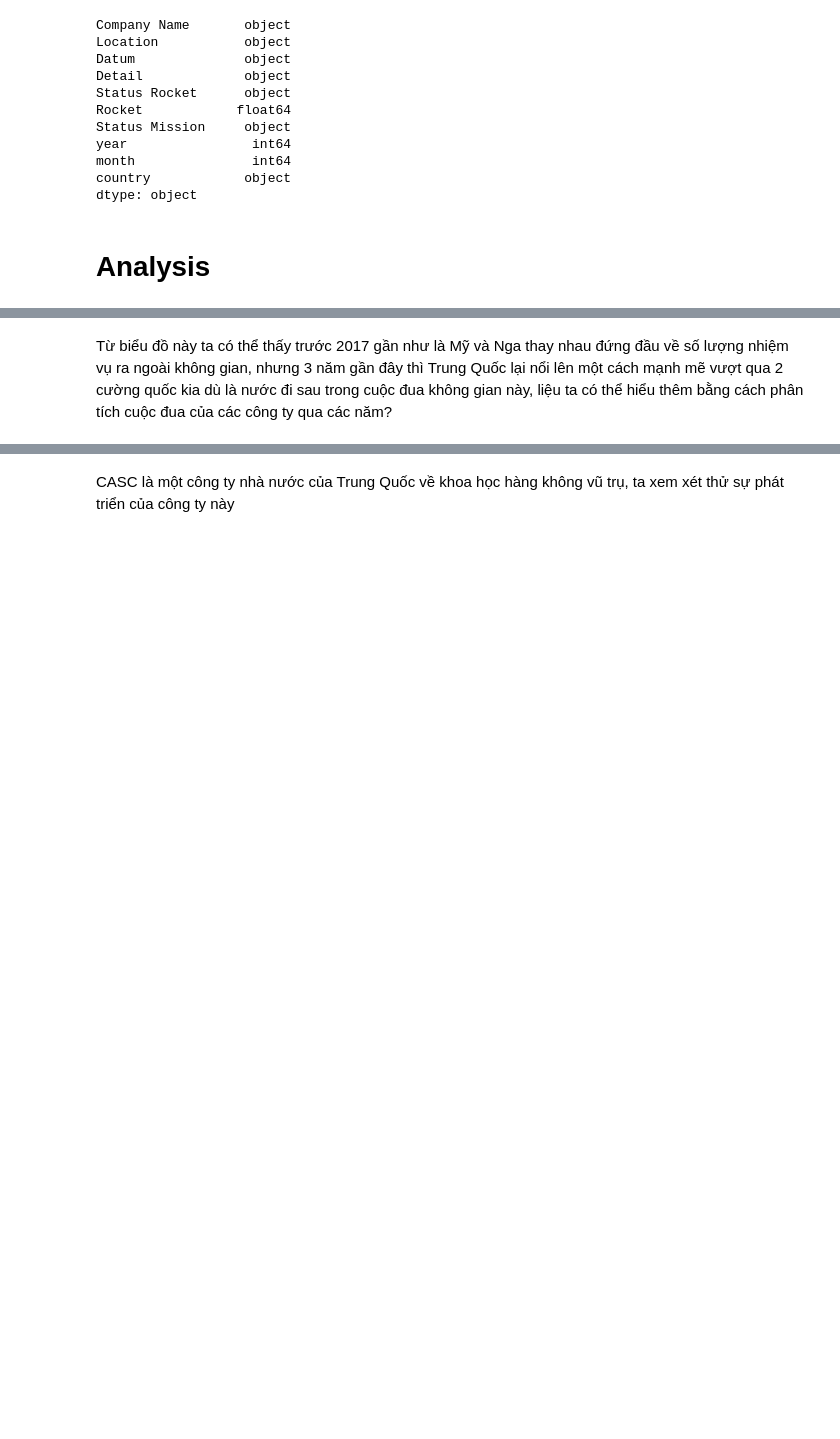
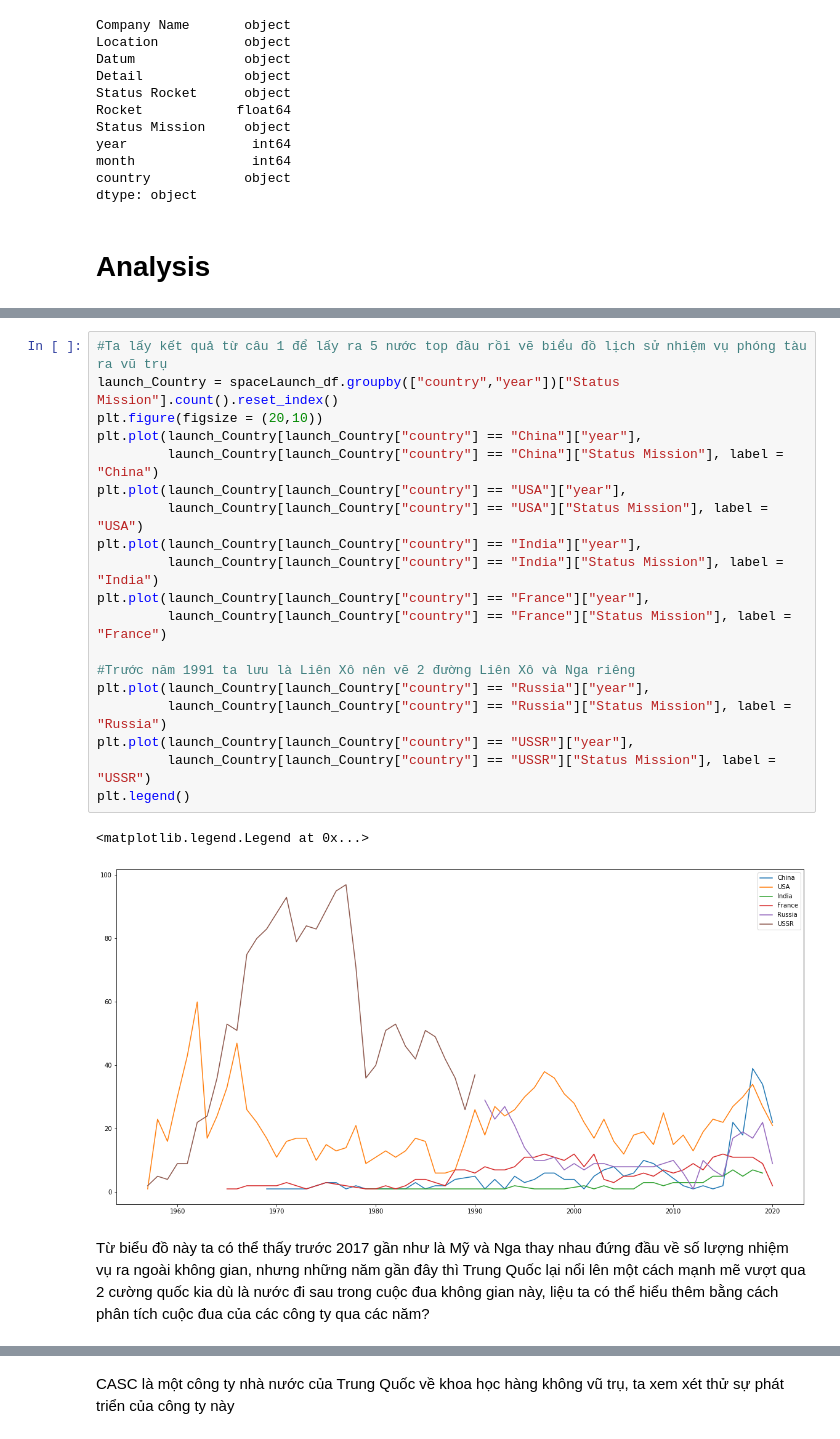
Before and after one commit to TranPhu1999/DH-LTKHDL-CK, a Jupyter notebook: 1712664-TranDucPhu_space.ipynb, the cells around one changed output, grey strips where cells are left out. Drawn from its saved outputs; the diff is of its cells as text; blank space fills up the shorter version.

```diff
--- a/1712664-TranDucPhu_space.ipynb
+++ b/1712664-TranDucPhu_space.ipynb
@@ -280,4 +273,26 @@ fig.show()
+# %%
+#Ta lấy kết quả từ câu 1 để lấy ra 5 nước top đầu rồi vẽ biểu đồ lịch sử nhiệm vụ phóng tàu ra vũ trụ
+launch_Country = spaceLaunch_df.groupby(["country","year"])["Status Mission"].count().reset_index()
+plt.figure(figsize = (20,10))
+plt.plot(launch_Country[launch_Country["country"] == "China"]["year"],
+         launch_Country[launch_Country["country"] == "China"]["Status Mission"], label = "China")
+plt.plot(launch_Country[launch_Country["country"] == "USA"]["year"],
+         launch_Country[launch_Country["country"] == "USA"]["Status Mission"], label = "USA")
+plt.plot(launch_Country[launch_Country["country"] == "India"]["year"],
+         launch_Country[launch_Country["country"] == "India"]["Status Mission"], label = "India")
+plt.plot(launch_Country[launch_Country["country"] == "France"]["year"],
+         launch_Country[launch_Country["country"] == "France"]["Status Mission"], label = "France")
+
+#Trước năm 1991 ta lưu là Liên Xô nên vẽ 2 đường Liên Xô và Nga riêng
+plt.plot(launch_Country[launch_Country["country"] == "Russia"]["year"],
+         launch_Country[launch_Country["country"] == "Russia"]["Status Mission"], label = "Russia")
+plt.plot(launch_Country[launch_Country["country"] == "USSR"]["year"],
+         launch_Country[launch_Country["country"] == "USSR"]["Status Mission"], label = "USSR")
+plt.legend()
+# %% [output]
+<matplotlib.legend.Legend at 0x...>
+[figure, added]
 # %% [markdown]
-Từ biểu đồ này ta có thể thấy trước 2017 gần như là Mỹ và Nga thay nhau đứng đầu về số lượng nhiệm vụ ra ngoài không gian, nhưng 3 năm gần đây thì Trung Quốc lại nổi lên một cách mạnh mẽ vượt qua 2 cường quốc kia dù là nước đi sau trong cuộc đua không gian này, liệu ta có thể hiểu thêm bằng cách phân tích cuộc đua của các công ty qua các năm?
+Từ biểu đồ này ta có thể thấy trước 2017 gần như là Mỹ và Nga thay nhau đứng đầu về số lượng nhiệm vụ ra ngoài không gian, nhưng những năm gần đây thì Trung Quốc lại nổi lên một cách mạnh mẽ vượt qua 2 cường quốc kia dù là nước đi sau trong cuộc đua không gian này, liệu ta có thể hiểu thêm bằng cách phân tích cuộc đua của các công ty qua các năm?
 # %%
 spaceLaunch_China_df = spaceLaunch_df[spaceLaunch_df["country"] == "China"]
```
Also changed, not shown: parts of 23 cells of this notebook.
